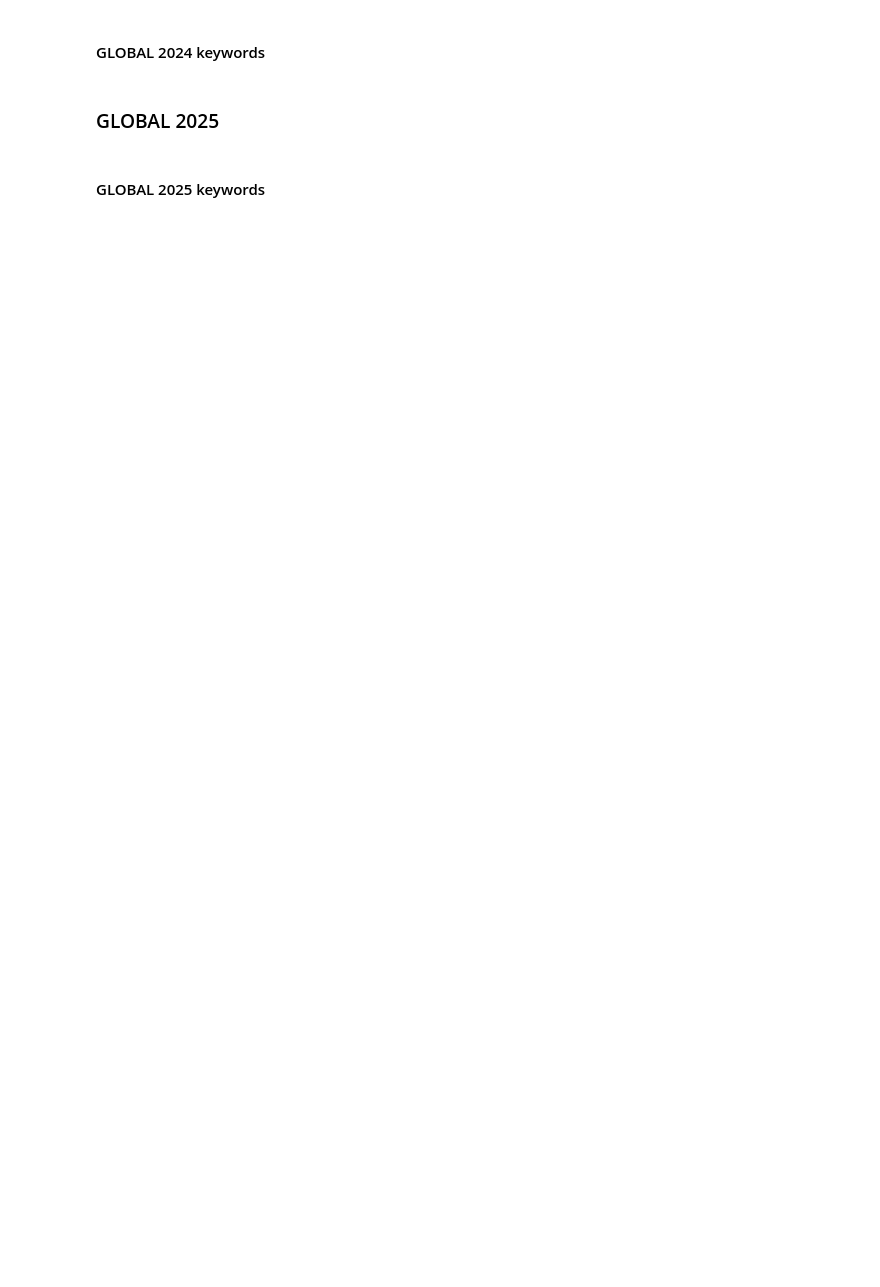
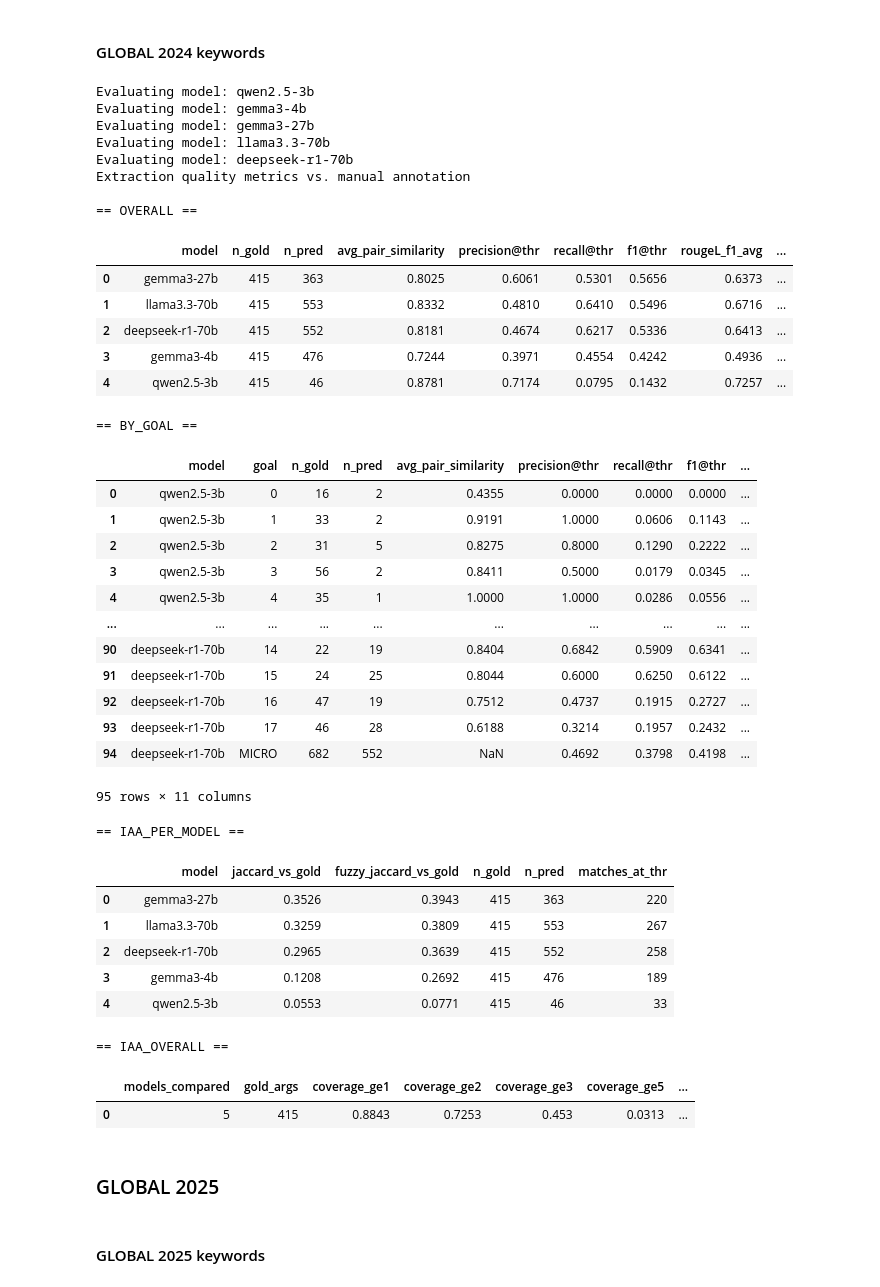
Before and after one commit to camipalo/TFM, a Jupyter notebook: 4_Analyse/4.0_CalculateMetrics_ArgExtraction.ipynb, the cells around one changed output. Cells and saved outputs as stored; diff of their text form; code cells hidden in the pictures; blank space fills up the shorter version.

```diff
--- a/4_Analyse/4.0_CalculateMetrics_ArgExtraction.ipynb
+++ b/4_Analyse/4.0_CalculateMetrics_ArgExtraction.ipynb
@@ -812,32 +909,65 @@ Extraction quality metrics vs. manual annotation
 # %%
 path_gt_args = "..\\Data\\Annotations"
 
 path_args_extracted = "..\\Data\\Processed Arguments Keywords\\Args"
 path_output_metrics = "..\\Data\\Processed Arguments Keywords\\Stats"
 prefix   = "GLOBAL_SGD2024_"
 gt     = "annotations"
 models   = ["qwen2.5-3b","gemma3-4b","gemma3-27b", "llama3.3-70b", "deepseek-r1-70b"]
-
-### 2. Retrieval metrics vs. manual depuration
-print("Extraction quality metrics vs. manual depuration")
-
-results_md = compute_prf(path_output_metrics)
-display(results_md)
 
 ### 1. Quality metrics vs. manual annotation
 results = evaluate_models(path_args_extracted, path_gt_args,
                           prefix, gt, models, sim_threshold=0.75)
 
 print("Extraction quality metrics vs. manual annotation")
 for k, df in results.items():
     print(f"\n== {k.upper()} ==")
     display(df)
 
 # Save the results
 results["overall"].to_csv(os.path.join(path_output_metrics, f"{prefix}_ExtractionStats_overall.csv"), index=False)
 results["by_goal"].to_csv(os.path.join(path_output_metrics, f"{prefix}_ExtractionStats_byGoal.csv"), index=False)
 results["iaa_per_model"].to_csv(os.path.join(path_output_metrics, f"{prefix}_ExtractionStats_iaa_per_model.csv"), index=False)
 results["iaa_overall"].to_csv(os.path.join(path_output_metrics, f"{prefix}_ExtractionStats_iaa_overall.csv"), index=False)
+# %% [output]
+Evaluating model: qwen2.5-3b
+Evaluating model: gemma3-4b
+Evaluating model: gemma3-27b
+Evaluating model: llama3.3-70b
+Evaluating model: deepseek-r1-70b
+Extraction quality metrics vs. manual annotation
+
+== OVERALL ==
+|  | model | n_gold | n_pred | avg_pair_similarity | precision@thr | recall@thr | f1@thr | rougeL_f1_avg | ... |
+| 0 | gemma3-27b | 415 | 363 | 0.8025 | 0.6061 | 0.5301 | 0.5656 | 0.6373 | ... |
+| 1 | llama3.3-70b | 415 | 553 | 0.8332 | 0.4810 | 0.6410 | 0.5496 | 0.6716 | ... |
+| 2 | deepseek-r1-70b | 415 | 552 | 0.8181 | 0.4674 | 0.6217 | 0.5336 | 0.6413 | ... |
+| 3 | gemma3-4b | 415 | 476 | 0.7244 | 0.3971 | 0.4554 | 0.4242 | 0.4936 | ... |
+| 4 | qwen2.5-3b | 415 | 46 | 0.8781 | 0.7174 | 0.0795 | 0.1432 | 0.7257 | ... |
+== BY_GOAL ==
+|  | model | goal | n_gold | n_pred | avg_pair_similarity | precision@thr | recall@thr | f1@thr | ... |
+| 0 | qwen2.5-3b | 0 | 16 | 2 | 0.4355 | 0.0000 | 0.0000 | 0.0000 | ... |
+| 1 | qwen2.5-3b | 1 | 33 | 2 | 0.9191 | 1.0000 | 0.0606 | 0.1143 | ... |
+| 2 | qwen2.5-3b | 2 | 31 | 5 | 0.8275 | 0.8000 | 0.1290 | 0.2222 | ... |
+| 3 | qwen2.5-3b | 3 | 56 | 2 | 0.8411 | 0.5000 | 0.0179 | 0.0345 | ... |
+| 4 | qwen2.5-3b | 4 | 35 | 1 | 1.0000 | 1.0000 | 0.0286 | 0.0556 | ... |
+| ... | ... | ... | ... | ... | ... | ... | ... | ... | ... |
+| 90 | deepseek-r1-70b | 14 | 22 | 19 | 0.8404 | 0.6842 | 0.5909 | 0.6341 | ... |
+| 91 | deepseek-r1-70b | 15 | 24 | 25 | 0.8044 | 0.6000 | 0.6250 | 0.6122 | ... |
+| 92 | deepseek-r1-70b | 16 | 47 | 19 | 0.7512 | 0.4737 | 0.1915 | 0.2727 | ... |
+| 93 | deepseek-r1-70b | 17 | 46 | 28 | 0.6188 | 0.3214 | 0.1957 | 0.2432 | ... |
+| 94 | deepseek-r1-70b | MICRO | 682 | 552 | NaN | 0.4692 | 0.3798 | 0.4198 | ... |
+95 rows × 11 columns
+== IAA_PER_MODEL ==
+|  | model | jaccard_vs_gold | fuzzy_jaccard_vs_gold | n_gold | n_pred | matches_at_thr |
+| 0 | gemma3-27b | 0.3526 | 0.3943 | 415 | 363 | 220 |
+| 1 | llama3.3-70b | 0.3259 | 0.3809 | 415 | 553 | 267 |
+| 2 | deepseek-r1-70b | 0.2965 | 0.3639 | 415 | 552 | 258 |
+| 3 | gemma3-4b | 0.1208 | 0.2692 | 415 | 476 | 189 |
+| 4 | qwen2.5-3b | 0.0553 | 0.0771 | 415 | 46 | 33 |
+== IAA_OVERALL ==
+|  | models_compared | gold_args | coverage_ge1 | coverage_ge2 | coverage_ge3 | coverage_ge5 | ... |
+| 0 | 5 | 415 | 0.8843 | 0.7253 | 0.453 | 0.0313 | ... |
 # %% [markdown]
 ### GLOBAL 2025
 # %% [markdown]
```
Also changed, not shown: parts of 8 cells of this notebook, 30 other files.
